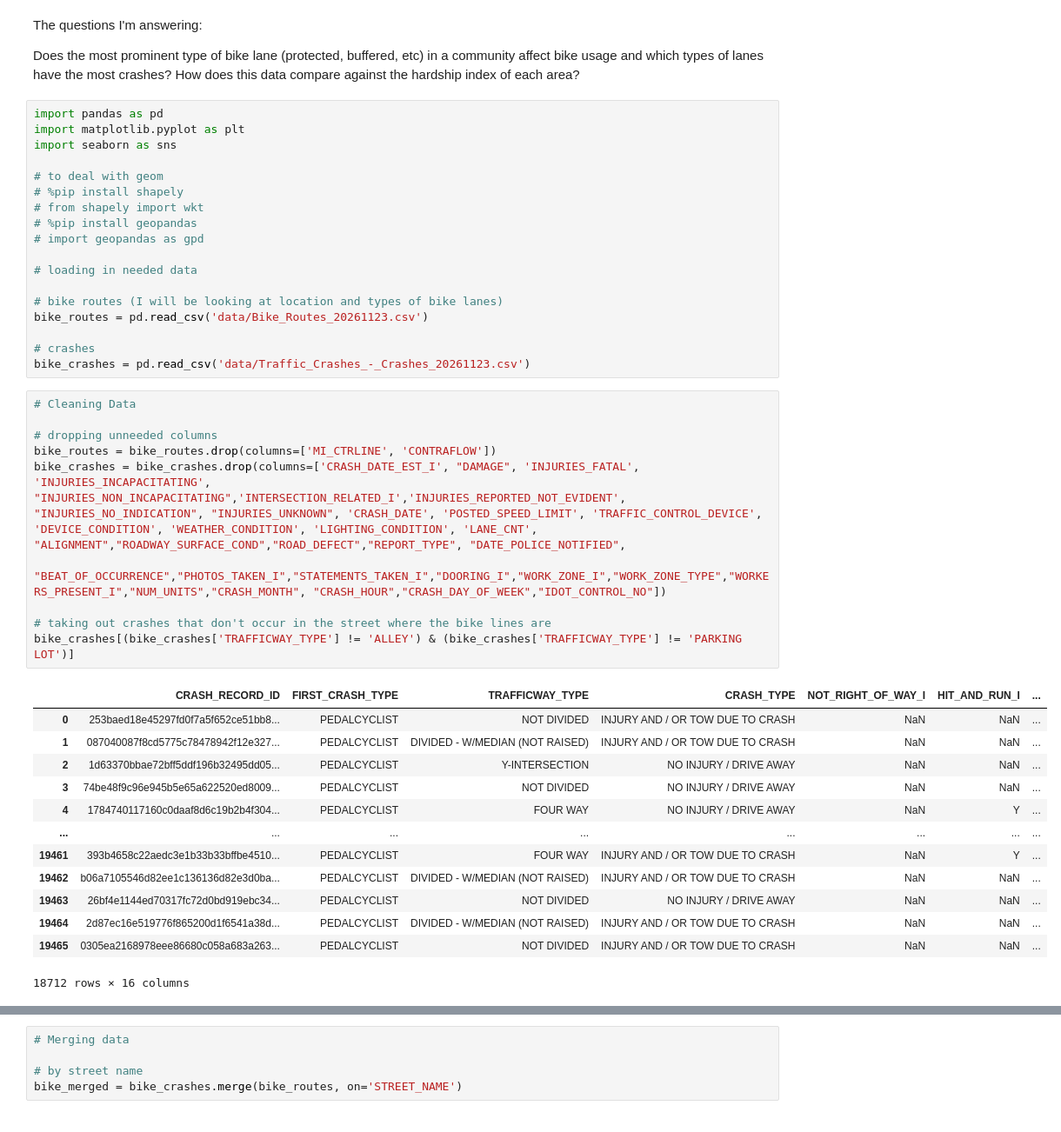
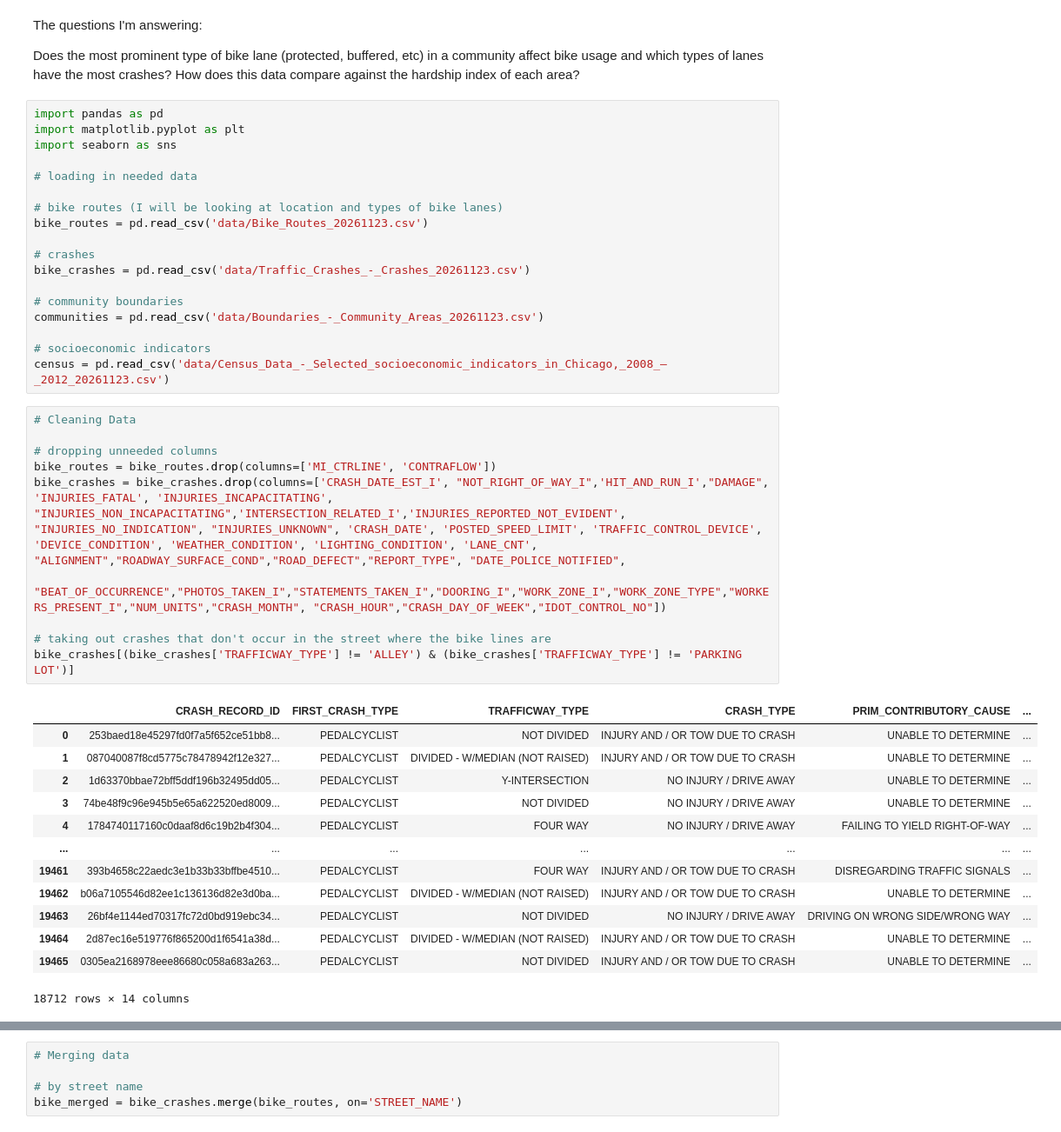
Before and after one commit to yujintatar/stat303-1, a Jupyter notebook: Shaikh_proj.ipynb, the cells around one changed output, grey strips where cells are left out. Shown at 87% size. Cells and saved outputs as stored; diff of their text form.

Commit message:
updated with census and community info

```diff
--- a/Shaikh_proj.ipynb
+++ b/Shaikh_proj.ipynb
@@ -6,12 +6,6 @@ Does the most prominent type of bike lane (protected, buffered, etc) in a commun
 import pandas as pd
 import matplotlib.pyplot as plt
 import seaborn as sns
-
-# to deal with geom
-# %pip install shapely
-# from shapely import wkt
-# %pip install geopandas
-# import geopandas as gpd
 
 # loading in needed data
 
@@ -20,29 +14,35 @@ bike_routes = pd.read_csv('data/Bike_Routes_20261123.csv')
 
 # crashes
 bike_crashes = pd.read_csv('data/Traffic_Crashes_-_Crashes_20261123.csv')
+
+# community boundaries
+communities = pd.read_csv('data/Boundaries_-_Community_Areas_20261123.csv')
+
+# socioeconomic indicators
+census = pd.read_csv('data/Census_Data_-_Selected_socioeconomic_indicators_in_Chicago,_2008_–_2012_20261123.csv')
 # %%
 # Cleaning Data
 
 # dropping unneeded columns
 bike_routes = bike_routes.drop(columns=['MI_CTRLINE', 'CONTRAFLOW'])
-bike_crashes = bike_crashes.drop(columns=['CRASH_DATE_EST_I', "DAMAGE", 'INJURIES_FATAL', 'INJURIES_INCAPACITATING', "INJURIES_NON_INCAPACITATING",'INTERSECTION_RELATED_I','INJURIES_REPORTED_NOT_EVIDENT', "INJURIES_NO_INDICATION", "INJURIES_UNKNOWN", 'CRASH_DATE', 'POSTED_SPEED_LIMIT', 'TRAFFIC_CONTROL_DEVICE', 'DEVICE_CONDITION', 'WEATHER_CONDITION', 'LIGHTING_CONDITION', 'LANE_CNT', "ALIGNMENT","ROADWAY_SURFACE_COND","ROAD_DEFECT","REPORT_TYPE", "DATE_POLICE_NOTIFIED",
+bike_crashes = bike_crashes.drop(columns=['CRASH_DATE_EST_I', "NOT_RIGHT_OF_WAY_I",'HIT_AND_RUN_I',"DAMAGE", 'INJURIES_FATAL', 'INJURIES_INCAPACITATING', "INJURIES_NON_INCAPACITATING",'INTERSECTION_RELATED_I','INJURIES_REPORTED_NOT_EVIDENT', "INJURIES_NO_INDICATION", "INJURIES_UNKNOWN", 'CRASH_DATE', 'POSTED_SPEED_LIMIT', 'TRAFFIC_CONTROL_DEVICE', 'DEVICE_CONDITION', 'WEATHER_CONDITION', 'LIGHTING_CONDITION', 'LANE_CNT', "ALIGNMENT","ROADWAY_SURFACE_COND","ROAD_DEFECT","REPORT_TYPE", "DATE_POLICE_NOTIFIED",
                                           "BEAT_OF_OCCURRENCE","PHOTOS_TAKEN_I","STATEMENTS_TAKEN_I","DOORING_I","WORK_ZONE_I","WORK_ZONE_TYPE","WORKERS_PRESENT_I","NUM_UNITS","CRASH_MONTH", "CRASH_HOUR","CRASH_DAY_OF_WEEK","IDOT_CONTROL_NO"])
 
 # taking out crashes that don't occur in the street where the bike lines are
 bike_crashes[(bike_crashes['TRAFFICWAY_TYPE'] != 'ALLEY') & (bike_crashes['TRAFFICWAY_TYPE'] != 'PARKING LOT')]
 # %% [output]
-|  | CRASH_RECORD_ID | FIRST_CRASH_TYPE | TRAFFICWAY_TYPE | CRASH_TYPE | NOT_RIGHT_OF_WAY_I | HIT_AND_RUN_I | ... |
-| 0 | 253baed18e45297fd0f7a5f652ce51bb8... | PEDALCYCLIST | NOT DIVIDED | INJURY AND / OR TOW DUE TO CRASH | NaN | NaN | ... |
-| 1 | 087040087f8cd5775c78478942f12e327... | PEDALCYCLIST | DIVIDED - W/MEDIAN (NOT RAISED) | INJURY AND / OR TOW DUE TO CRASH | NaN | NaN | ... |
-| 2 | 1d63370bbae72bff5ddf196b32495dd05... | PEDALCYCLIST | Y-INTERSECTION | NO INJURY / DRIVE AWAY | NaN | NaN | ... |
-| 3 | 74be48f9c96e945b5e65a622520ed8009... | PEDALCYCLIST | NOT DIVIDED | NO INJURY / DRIVE AWAY | NaN | NaN | ... |
-| 4 | 1784740117160c0daaf8d6c19b2b4f304... | PEDALCYCLIST | FOUR WAY | NO INJURY / DRIVE AWAY | NaN | Y | ... |
-| ... | ... | ... | ... | ... | ... | ... | ... |
-| 19461 | 393b4658c22aedc3e1b33b33bffbe4510... | PEDALCYCLIST | FOUR WAY | INJURY AND / OR TOW DUE TO CRASH | NaN | Y | ... |
-| 19462 | b06a7105546d82ee1c136136d82e3d0ba... | PEDALCYCLIST | DIVIDED - W/MEDIAN (NOT RAISED) | INJURY AND / OR TOW DUE TO CRASH | NaN | NaN | ... |
-| 19463 | 26bf4e1144ed70317fc72d0bd919ebc34... | PEDALCYCLIST | NOT DIVIDED | NO INJURY / DRIVE AWAY | NaN | NaN | ... |
-| 19464 | 2d87ec16e519776f865200d1f6541a38d... | PEDALCYCLIST | DIVIDED - W/MEDIAN (NOT RAISED) | INJURY AND / OR TOW DUE TO CRASH | NaN | NaN | ... |
-| 19465 | 0305ea2168978eee86680c058a683a263... | PEDALCYCLIST | NOT DIVIDED | INJURY AND / OR TOW DUE TO CRASH | NaN | NaN | ... |
+|  | CRASH_RECORD_ID | FIRST_CRASH_TYPE | TRAFFICWAY_TYPE | CRASH_TYPE | PRIM_CONTRIBUTORY_CAUSE | ... |
+| 0 | 253baed18e45297fd0f7a5f652ce51bb8... | PEDALCYCLIST | NOT DIVIDED | INJURY AND / OR TOW DUE TO CRASH | UNABLE TO DETERMINE | ... |
+| 1 | 087040087f8cd5775c78478942f12e327... | PEDALCYCLIST | DIVIDED - W/MEDIAN (NOT RAISED) | INJURY AND / OR TOW DUE TO CRASH | UNABLE TO DETERMINE | ... |
+| 2 | 1d63370bbae72bff5ddf196b32495dd05... | PEDALCYCLIST | Y-INTERSECTION | NO INJURY / DRIVE AWAY | UNABLE TO DETERMINE | ... |
+| 3 | 74be48f9c96e945b5e65a622520ed8009... | PEDALCYCLIST | NOT DIVIDED | NO INJURY / DRIVE AWAY | UNABLE TO DETERMINE | ... |
+| 4 | 1784740117160c0daaf8d6c19b2b4f304... | PEDALCYCLIST | FOUR WAY | NO INJURY / DRIVE AWAY | FAILING TO YIELD RIGHT-OF-WAY | ... |
+| ... | ... | ... | ... | ... | ... | ... |
+| 19461 | 393b4658c22aedc3e1b33b33bffbe4510... | PEDALCYCLIST | FOUR WAY | INJURY AND / OR TOW DUE TO CRASH | DISREGARDING TRAFFIC SIGNALS | ... |
+| 19462 | b06a7105546d82ee1c136136d82e3d0ba... | PEDALCYCLIST | DIVIDED - W/MEDIAN (NOT RAISED) | INJURY AND / OR TOW DUE TO CRASH | UNABLE TO DETERMINE | ... |
+| 19463 | 26bf4e1144ed70317fc72d0bd919ebc34... | PEDALCYCLIST | NOT DIVIDED | NO INJURY / DRIVE AWAY | DRIVING ON WRONG SIDE/WRONG WAY | ... |
+| 19464 | 2d87ec16e519776f865200d1f6541a38d... | PEDALCYCLIST | DIVIDED - W/MEDIAN (NOT RAISED) | INJURY AND / OR TOW DUE TO CRASH | UNABLE TO DETERMINE | ... |
+| 19465 | 0305ea2168978eee86680c058a683a263... | PEDALCYCLIST | NOT DIVIDED | INJURY AND / OR TOW DUE TO CRASH | UNABLE TO DETERMINE | ... |
-18712 rows × 16 columns
+18712 rows × 14 columns
 # %%
 # handling missing values
```
Also changed, not shown: parts of 4 cells of this notebook, 4 other files.
